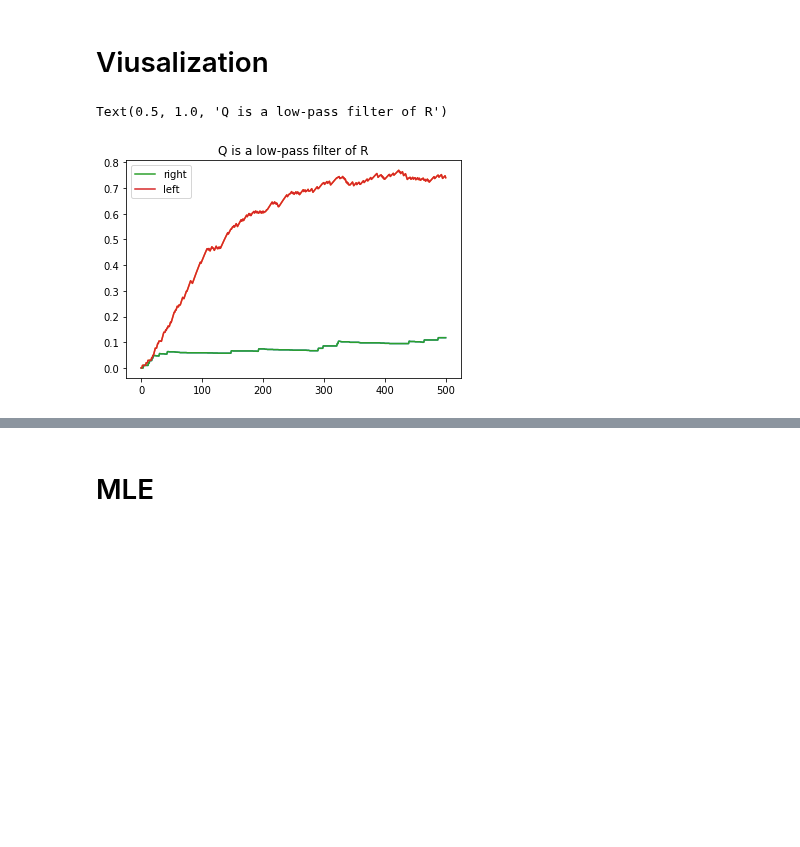
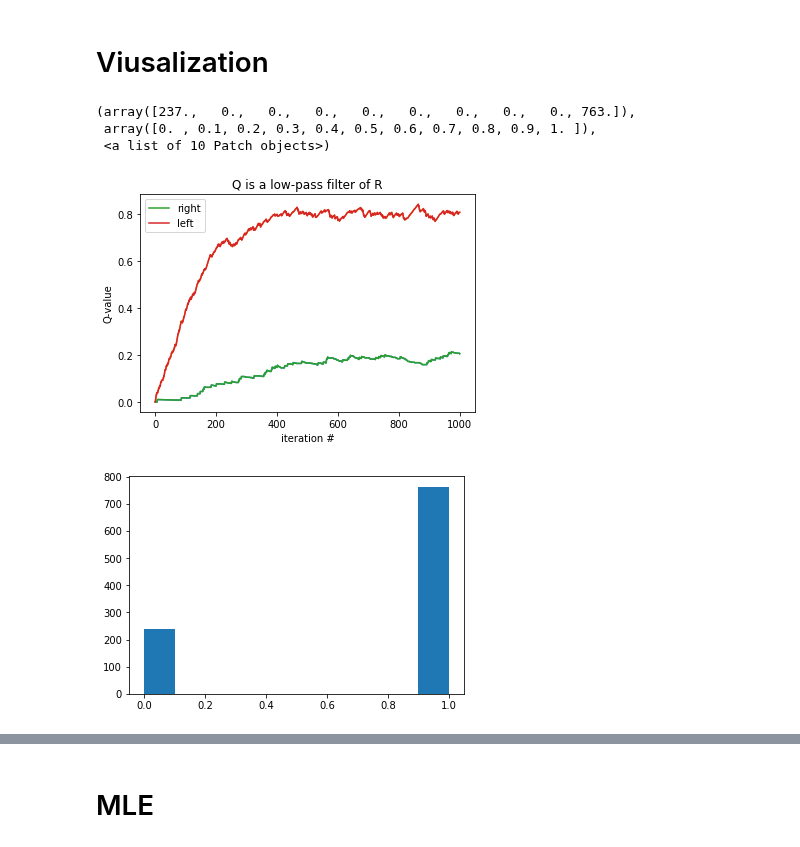
Before and after one commit to Maylibooyah69/RewardReversalPorject, a Jupyter notebook: Toy Q.ipynb, the cells around one changed output, grey strips where cells are left out. Saved outputs shown, nothing was run; the diff lists cells and outputs as text; code cells hidden in the pictures; blank space fills up the shorter version.

```diff
--- a/Toy Q.ipynb
+++ b/Toy Q.ipynb
@@ -159,6 +160,7 @@ class sig_rat:
         # alpha-learning rate, beta-sigmoid slop, gamma-discount factor of future reward
         '''Takes in the beta, gamma ,and the
         environment of the rat'''
+        self.lhLog=[]
         self.choiceLog=[]
         self.beta=beta
         self.gamma=gamma
@@ -169,7 +171,9 @@ class sig_rat:
         self.Q=np.zeros((self.obs_size,)+(self.action_size,)) # Q-table starts from 0
         self.Qlog=np.zeros((self.obs_size,)+(self.action_size,))
     def get_choice(self): # 0 means left
-        if random.uniform(0,1)<sigmoid(self.beta,self.Q[self.env.state][0]-self.Q[self.env.state][1]):
+        lh=sigmoid(self.beta,self.Q[self.env.state][0]-self.Q[self.env.state][1])
+        self.lhLog.append(lh)
+        if random.uniform(0,1)<lh:
             self.choice=np.array([1,0])
         else:
             self.choice=np.array([0,1])
@@ -187,6 +191,7 @@ class FSrat:
         # alpha-learning rate, beta-sigmoid slop, gamma-discount factor of future reward
         '''Takes in the beta, gamma ,and the
         environment of the rat'''
+        self.lhLog=[]
         self.choiceLog=[]
         self.beta=beta
         self.env=env
@@ -198,7 +203,9 @@ class FSrat:
         self.Q=np.zeros((self.obs_size,)+(self.action_size,)) # Q-table starts from 0
         self.Qlog=np.zeros((self.obs_size,)+(self.action_size,))
     def get_choice(self): #[1,0] means left
-        if random.uniform(0,1)<sigmoid(self.beta,self.Q[self.env.state][0]-self.Q[self.env.state][1]):
+        lh=sigmoid(self.beta,self.Q[self.env.state][0]-self.Q[self.env.state][1])
+        self.lhLog.append(lh)
+        if random.uniform(0,1)<lh:
             self.choice=np.array([1,0])
         else:
             self.choice=np.array([0,1])
@@ -241,8 +248,8 @@ array([[0.51170041, 0.9807939 ]])
 # Testing(SigRat)
 # %%
 env=toyQ_2choice()
-rat=sig_rat(env,alpha=0.01)
-env,rat=train_rat(env,rat,500)
+rat=sig_rat(env,alpha=0.01,beta=2)
+env,rat=train_rat(env,rat,1000)
 obslog=np.array(env.obslog)
 choicelog=np.array(rat.choiceLog)
 print('reward_log:',np.sum(obslog,axis=0))
@@ -256,12 +270,21 @@ array([[0.11765549, 0.74030211]])
 # Viusalization
 # %%
 qlog=np.array(rat.Qlog)[:] # first 1000 times
+plt.figure(1)
 plt.plot(qlog[:,0])
 plt.plot(qlog[:,1])
 line0, = plt.plot(qlog[:,0], label='right')
 line1, = plt.plot(qlog[:,1], label='left')
 plt.legend(loc='upper left')
 plt.title('Q is a low-pass filter of R')
+plt.xlabel('iteration #')
+plt.ylabel('Q-value')
+plt.figure(2)
+alog=np.array(rat.choiceLog)
+plt.hist(alog[:,1])
 # %% [output]
-Text(0.5, 1.0, 'Q is a low-pass filter of R')
+(array([237.,   0.,   0.,   0.,   0.,   0.,   0.,   0.,   0., 763.]),
+ array([0. , 0.1, 0.2, 0.3, 0.4, 0.5, 0.6, 0.7, 0.8, 0.9, 1. ]),
+ <a list of 10 Patch objects>)
-[figure, old version]
+[figure, new version]
+[figure, added]
```
Also changed, not shown: parts of 11 cells of this notebook, 1 other file.
